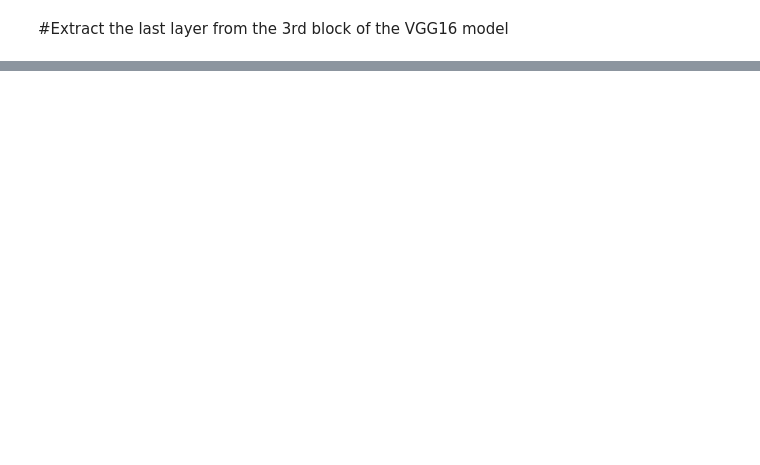
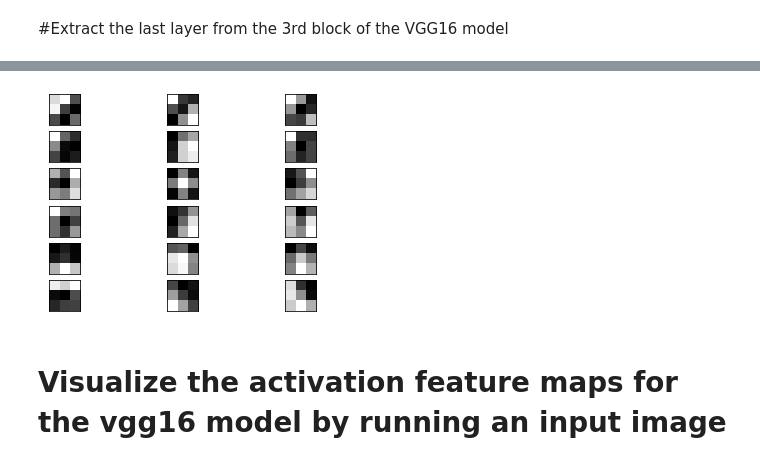
Before and after one commit to CWanjohi/SimpleImageClassifier, a Jupyter notebook: DIP_Coursework.ipynb, the cells around one changed output, grey strips where cells are left out. Saved outputs shown, nothing was run; the diff lists cells and outputs as text; code cells hidden in the pictures; blank space fills up the shorter version.

```diff
--- a/DIP_Coursework.ipynb
+++ b/DIP_Coursework.ipynb
@@ -901,0 +932,22 @@ _________________________________________________________________
+# %%
+from tensorflow.keras.applications import vgg16 as vgg16
+
+model = vgg.VGG16(weights='imagenet',include_top=False)
+
+# get the symbolic outputs of each 'key' layer (we give them unique names)
+layer_dict=dict([(layer.name, layer) for layer in model.layers])
+# %%
+#get a summary of the
+for layer in model.layers:
+  #check for conv layer
+  if 'conv' not in layer.name:
+    continue
+  # get
+  filters, biases = layer.get_weights()
+  print(layer.name,filters.shape)
+
+#retrieve the weights of the 3rd hidden layer
+filters, biases = model.layers[2].get_weights()
+
+print(filters.shape)
+print(biases.shape)
@@ -901,0 +970,27 @@ _________________________________________________________________
+# %%
+#normalize the filters value to be btwn 0-1 so we can visualize them.
+f_min, f_max = filters.min(), filters.max()
+filters = (filters-f_min)/(f_max-f_min)
+# %%
+#visualize the filters
+import matplotlib.pyplot as plt
+
+#plt the first few filters
+num_filters, ix = 6,1
+
+for i in range(num_filters):
+  f = filters[:,:,:,i]
+  #plot each channel separately
+  for j in range(3):
+    #specify subplot
+    ax = plt.subplot(num_filters, 3, ix)
+    ax.set_xticks([])
+    ax.set_yticks([])
+
+    plt.imshow(f[:,:,j],cmap='gray')
+    ix = ix+1
+plt.show()
+# %% [output]
+[figure, added]
+# %% [markdown]
+# Visualize the activation feature maps for the vgg16 model by running an input image
```
Also changed, not shown: parts of 54 cells of this notebook.
